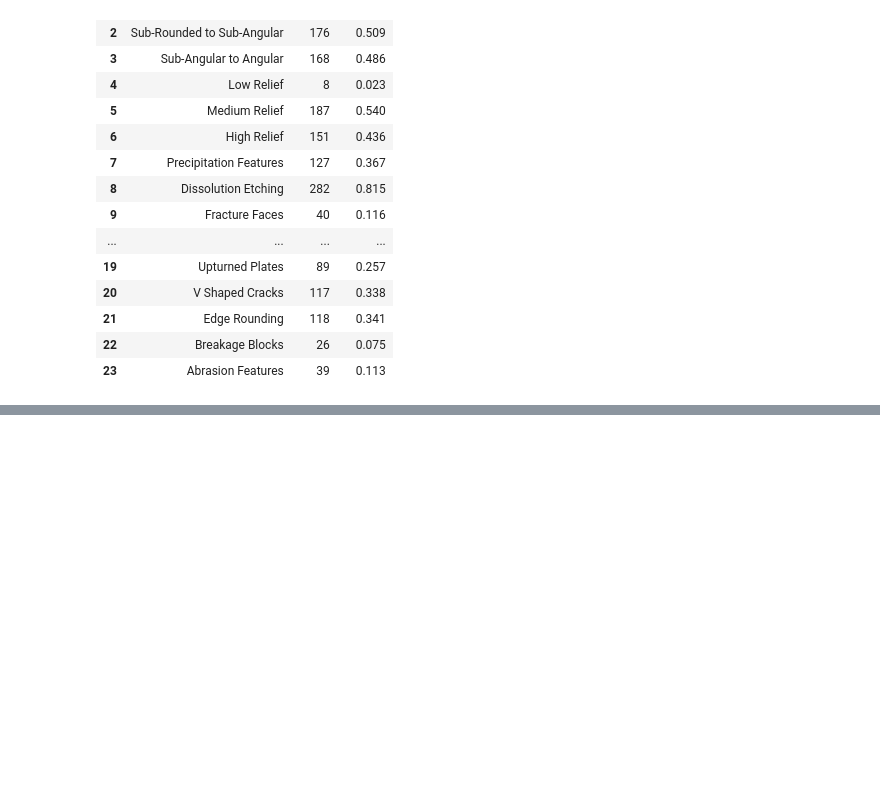
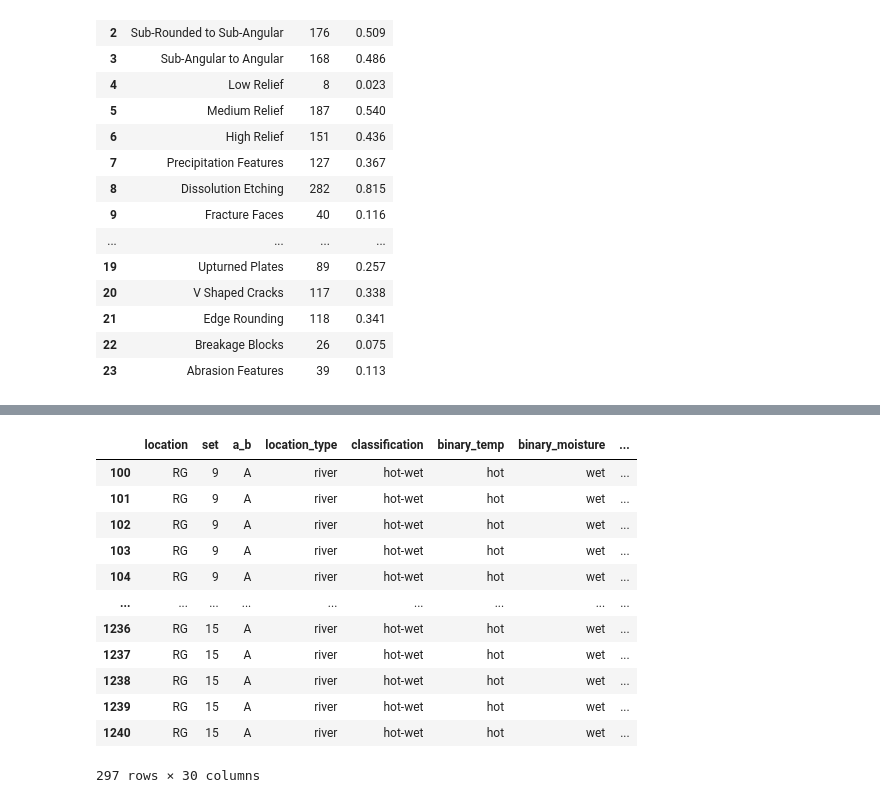
Before and after one commit to curtissmith291/thesis_revisited, a Jupyter notebook: summary_statistics.ipynb, the cells around one changed output, grey strips where cells are left out. Drawn from its saved outputs; the diff is of its cells as text; code cells hidden in the pictures; blank space fills up the shorter version.

```diff
--- a/summary_statistics.ipynb
+++ b/summary_statistics.ipynb
@@ -153,3 +134,20 @@ fig = px.bar(nor_bar, y='Feature', x="Percent", text="Percent",
 fig.show()
 # %% [output]
 [interactive output not drawn]
+# %%
+df_pr = df[df['location'] == "RG"]
+df_pr
+# %% [output]
+|  | location | set | a_b | location_type | classification | binary_temp | binary_moisture | ... |
+| 100 | RG | 9 | A | river | hot-wet | hot | wet | ... |
+| 101 | RG | 9 | A | river | hot-wet | hot | wet | ... |
+| 102 | RG | 9 | A | river | hot-wet | hot | wet | ... |
+| 103 | RG | 9 | A | river | hot-wet | hot | wet | ... |
+| 104 | RG | 9 | A | river | hot-wet | hot | wet | ... |
+| ... | ... | ... | ... | ... | ... | ... | ... | ... |
+| 1236 | RG | 15 | A | river | hot-wet | hot | wet | ... |
+| 1237 | RG | 15 | A | river | hot-wet | hot | wet | ... |
+| 1238 | RG | 15 | A | river | hot-wet | hot | wet | ... |
+| 1239 | RG | 15 | A | river | hot-wet | hot | wet | ... |
+| 1240 | RG | 15 | A | river | hot-wet | hot | wet | ... |
+297 rows × 30 columns
```
Also changed, not shown: parts of 8 cells of this notebook, 5 other files.
